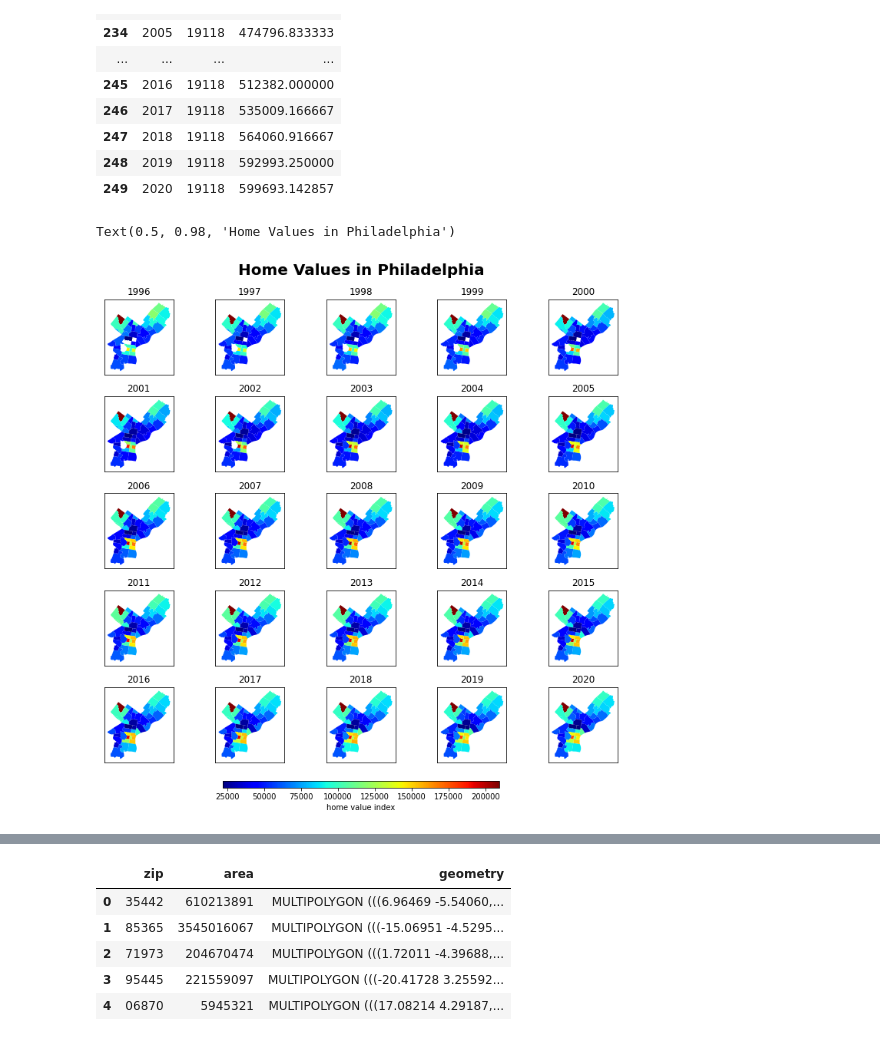
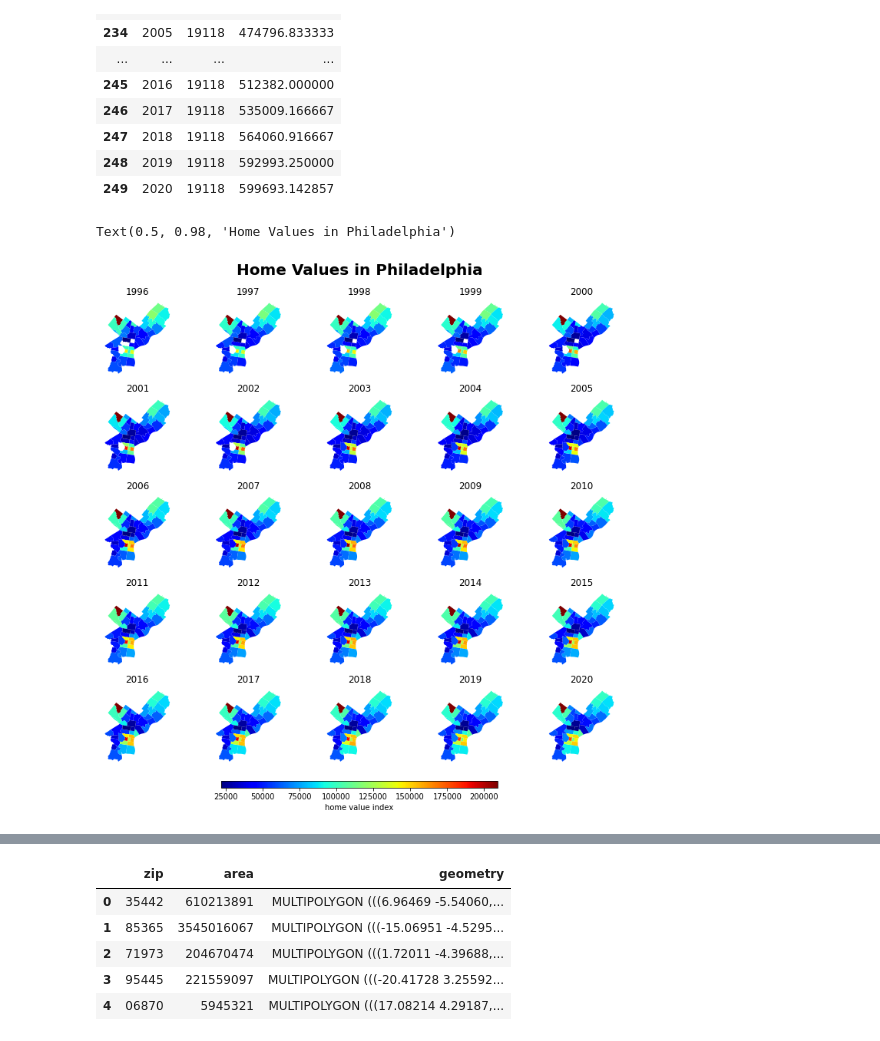
Before and after one commit to asrenninger/wrangling, a Jupyter notebook: python/hw1.ipynb, the cells around one changed output, grey strips where cells are left out. Drawn from its saved outputs; the diff is of its cells as text; code cells hidden in the pictures.

```diff
--- a/python/hw1.ipynb
+++ b/python/hw1.ipynb
@@ -129,31 +129,30 @@ shape = gpd.GeoDataFrame(shape)
 # %%
 fig, axs = plt.subplots(5,5, figsize=(10,10),
                         facecolor='w',
                         constrained_layout=True,
                         sharex=True, sharey=True,
                         subplot_kw=dict(aspect='equal'))
 
 axs = axs.ravel()
 
 years = shape.year.unique()
 
 for i in np.arange(0, 25):
 
   year = years[i]
 
   axs[i].set_title(year)
-  axs[i].set_xticks([])
-  axs[i].set_yticks([])
+  axs[i].axis('off')
 
   shape[shape['year']==year].plot('price', ax=axs[i], cmap='jet')
 
 patch_col = axs[0].collections[0]
 cb = fig.colorbar(patch_col, ax=axs, shrink=0.5, label='home value index', orientation="horizontal")
 
 fig.suptitle('Home Values in Philadelphia', size=20, weight='bold')
 # %% [output]
 Text(0.5, 0.98, 'Home Values in Philadelphia')
-[figure, old version]
+[figure, new version]
 # %%
 from google.colab import drive
 drive.mount('/content/drive')
```
Also changed, not shown: parts of 4 cells of this notebook.
